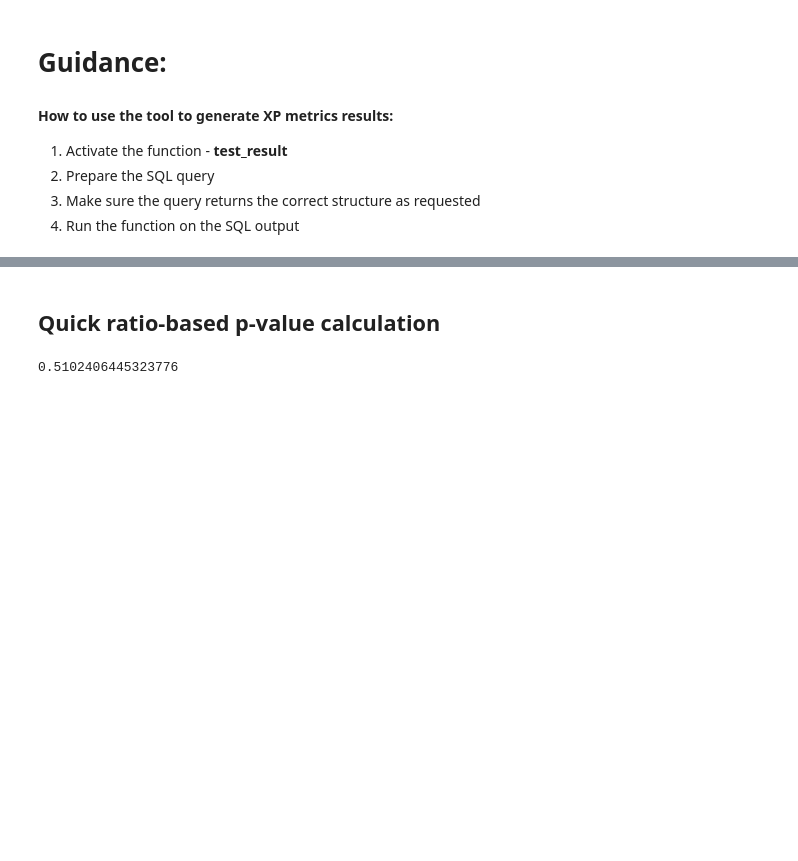
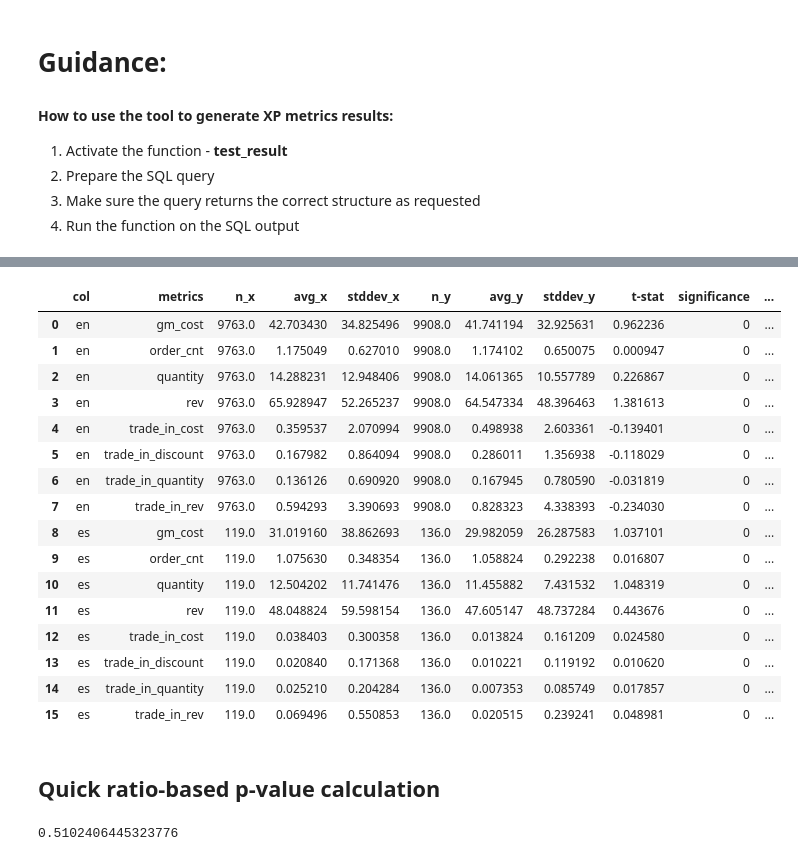
Before and after one commit to jiafeng-xu/ab_test_framework, a Jupyter notebook: AB_TEST_FRAMEWORK.ipynb, the cells around one changed output, grey strips where cells are left out. Drawn from its saved outputs; the diff is of its cells as text; code cells hidden in the pictures; blank space fills up the shorter version.

```diff
--- a/AB_TEST_FRAMEWORK.ipynb
+++ b/AB_TEST_FRAMEWORK.ipynb
@@ -275,3 +221,92 @@ test_result(df_mean_based)
+# %%
+# example - ttest
+sql2 = """
+with exp_cvt as (
+select u.visit_day,
+u.CvT,
+case when len(u.device_id)>=15 then 'A_' || u.device_id
+when len(u.device_id)>1 then 'B_' || u.device_id else u.device_id end AS device_id,
+l.device_lang
+from (
+select device_id,
+visit_day,
+case when variation = 1 then 1 else 2 end as CvT
+from metrics.experiment_visitor
+where experiment_id = 235
+) u
+left join
+(
+select
+device_id, device_lang
+from (
+select device_id, LAST_VALUE(language) over(partition by device_id order by visit_day rows between unbounded preceding and unbounded following) device_lang
+from metrics.experiment_visitor_sessions_details eusd
+where experiment_id = 235 --and user_id = 4
+) group by 1,2
+) l
+on u.device_id = l.device_id
+where device_lang in ('en','es')
+group by 1,2,3,4
+),
+revenues as (
+select --top 100
+op.order_day,
+op.device_id,
+op.order_id,
+sum(op.sub_total) as rev,
+sum(op.quantity) as quantity,
+sum(op.trade_in_discount) as trade_in_discount,
+sum(op.gm_cost) as gm_cost,
+sum(case when trade_in_discount > 0 then op.sub_total else 0 end) as trade_in_rev,
+sum(case when trade_in_discount > 0 then op.gm_cost else 0 end) as trade_in_cost,
+sum(case when trade_in_discount > 0 then op.quantity else 0 end) as trade_in_quantity
+from metrics.order_product op
+where op.order_day between '2022-04-07' and '2022-04-12'
+group by 1,2,3
+)
+
+select
+ device_lang as col,
+e.CvT as variation,
+e.device_id as id,
+--case when r.rev < 68 then '68-'
+--else '68+' end as order_value_bucket,
+sum(rev) as rev,
+sum(quantity) as quantity,
+sum(gm_cost) as gm_cost,
+sum(trade_in_discount) as trade_in_discount,
+sum(trade_in_rev) as trade_in_rev,
+sum(trade_in_cost) as trade_in_cost,
+sum(trade_in_quantity) as trade_in_quantity,
+count(order_id) as order_cnt
+from exp_cvt e
+join revenues r
+on e.device_id = r.device_id
+and e.visit_day = r.order_day
+where e.visit_day between '2022-04-07' and '2022-04-13'
+group by 1,2,3
+
+"""
+df_mean_based = pd.read_sql_query(text(sql2), engine1)
+ttest(df_mean_based)
+# %% [output]
+|  | col | metrics | n_x | avg_x | stddev_x | n_y | avg_y | stddev_y | t-stat | significance | ... |
+| 0 | en | gm_cost | 9763.0 | 42.703430 | 34.825496 | 9908.0 | 41.741194 | 32.925631 | 0.962236 | 0 | ... |
+| 1 | en | order_cnt | 9763.0 | 1.175049 | 0.627010 | 9908.0 | 1.174102 | 0.650075 | 0.000947 | 0 | ... |
+| 2 | en | quantity | 9763.0 | 14.288231 | 12.948406 | 9908.0 | 14.061365 | 10.557789 | 0.226867 | 0 | ... |
+| 3 | en | rev | 9763.0 | 65.928947 | 52.265237 | 9908.0 | 64.547334 | 48.396463 | 1.381613 | 0 | ... |
+| 4 | en | trade_in_cost | 9763.0 | 0.359537 | 2.070994 | 9908.0 | 0.498938 | 2.603361 | -0.139401 | 0 | ... |
+| 5 | en | trade_in_discount | 9763.0 | 0.167982 | 0.864094 | 9908.0 | 0.286011 | 1.356938 | -0.118029 | 0 | ... |
+| 6 | en | trade_in_quantity | 9763.0 | 0.136126 | 0.690920 | 9908.0 | 0.167945 | 0.780590 | -0.031819 | 0 | ... |
+| 7 | en | trade_in_rev | 9763.0 | 0.594293 | 3.390693 | 9908.0 | 0.828323 | 4.338393 | -0.234030 | 0 | ... |
+| 8 | es | gm_cost | 119.0 | 31.019160 | 38.862693 | 136.0 | 29.982059 | 26.287583 | 1.037101 | 0 | ... |
+| 9 | es | order_cnt | 119.0 | 1.075630 | 0.348354 | 136.0 | 1.058824 | 0.292238 | 0.016807 | 0 | ... |
+| 10 | es | quantity | 119.0 | 12.504202 | 11.741476 | 136.0 | 11.455882 | 7.431532 | 1.048319 | 0 | ... |
+| 11 | es | rev | 119.0 | 48.048824 | 59.598154 | 136.0 | 47.605147 | 48.737284 | 0.443676 | 0 | ... |
+| 12 | es | trade_in_cost | 119.0 | 0.038403 | 0.300358 | 136.0 | 0.013824 | 0.161209 | 0.024580 | 0 | ... |
+| 13 | es | trade_in_discount | 119.0 | 0.020840 | 0.171368 | 136.0 | 0.010221 | 0.119192 | 0.010620 | 0 | ... |
+| 14 | es | trade_in_quantity | 119.0 | 0.025210 | 0.204284 | 136.0 | 0.007353 | 0.085749 | 0.017857 | 0 | ... |
+| 15 | es | trade_in_rev | 119.0 | 0.069496 | 0.550853 | 136.0 | 0.020515 | 0.239241 | 0.048981 | 0 | ... |
 # %% [markdown]
 ## Quick ratio-based p-value calculation
 # %%
```
Also changed, not shown: parts of 9 cells of this notebook.
